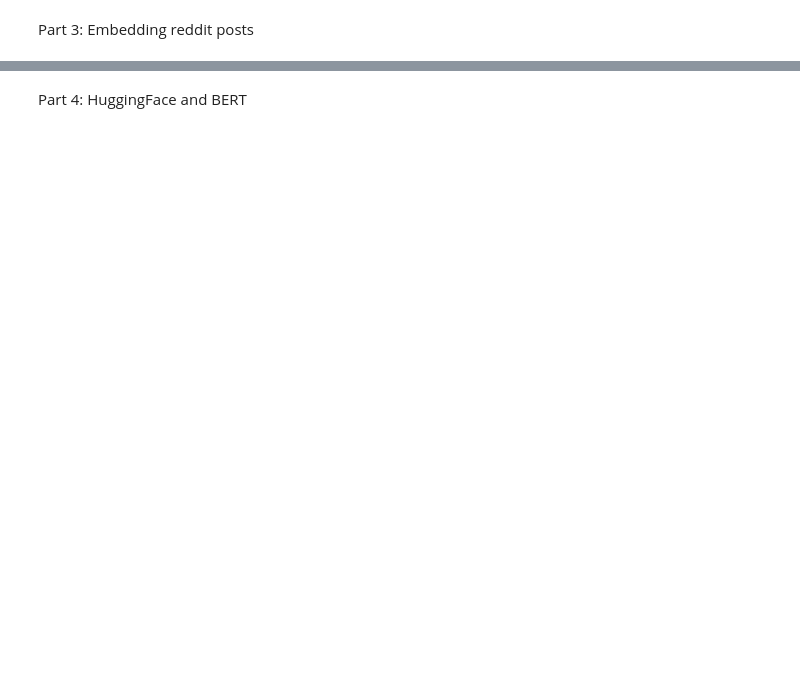
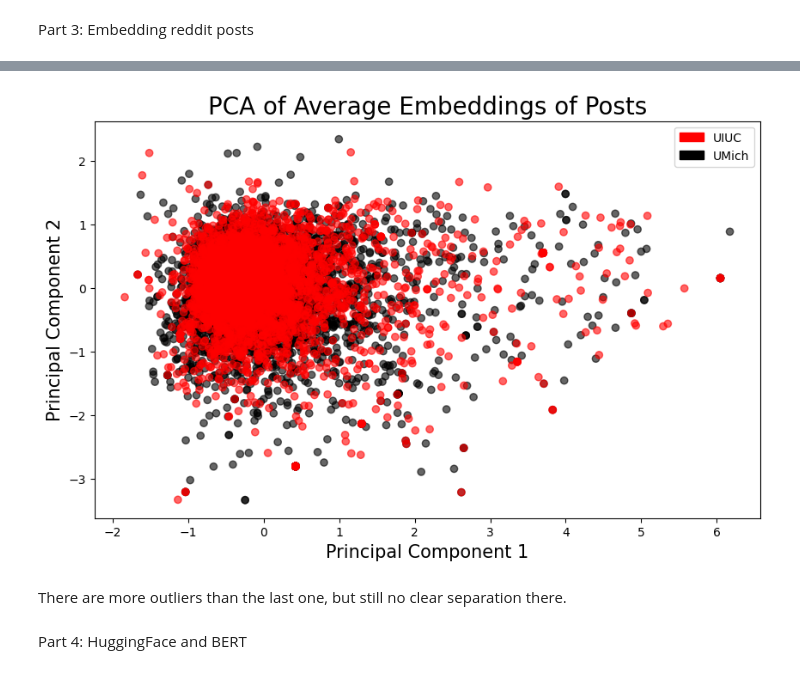
Before and after one commit to EyesLikeStar/project3-embeddings, a Jupyter notebook: project-3.ipynb, the cells around one changed output, grey strips where cells are left out. Drawn from its saved outputs; the diff is of its cells as text; code cells hidden in the pictures; blank space fills up the shorter version.

```diff
--- a/project-3.ipynb
+++ b/project-3.ipynb
@@ -199,5 +336,46 @@ plt.show()
 #how is this plot different from the previous one?
 
 #is there clear separation?
+# %%
+data['avg_embedding'] = data['cleaned_text'].apply(lambda x: avg_embedding(x, model))
+
+# Filter out any empty embeddings
+data = data[data['avg_embedding'].apply(lambda x: x is not None and isinstance(x, np.ndarray) and x.size > 0)]
+
+# Stack embeddings into a matrix for PCA
+avg_embeddings_matrix = np.vstack(data['avg_embedding'].values)
+
+# Apply PCA
+pca = PCA(n_components=2)
+X_pca = pca.fit_transform(avg_embeddings_matrix)
+
+# Create a new DataFrame for PCA results
+pca_df = pd.DataFrame(X_pca, columns=['Principal Component 1', 'Principal Component 2'])
+pca_df['Label'] = data['label'].values
+
+# Map labels to colors for visualization
+colors = {0: 'red', 1: 'black'}  # assuming 0 for mich, 1 for uiuc
+pca_df['Color'] = pca_df['Label'].map(colors)
+
+# Plot PCA results, coloring points by label
+plt.figure(figsize=(10, 6))
+plt.scatter(pca_df['Principal Component 1'], pca_df['Principal Component 2'], c=pca_df['Color'], alpha=0.6)
+
+# Add labels and title
+plt.xlabel('Principal Component 1', fontsize=15)
+plt.ylabel('Principal Component 2', fontsize=15)
+plt.title('PCA of Average Embeddings of Posts', fontsize=20)
+
+# Create legend
+red_patch = mpatches.Patch(color='red', label='UIUC')
+blue_patch = mpatches.Patch(color='black', label='UMich')
+plt.legend(handles=[red_patch, blue_patch])
+
+# Show plot
+plt.show()
+# %% [output]
+[figure, added]
+# %% [markdown]
+There are more outliers than the last one, but still no clear separation there.
 # %% [markdown]
 Part 4: HuggingFace and BERT
```
Also changed, not shown: parts of 29 cells of this notebook.
